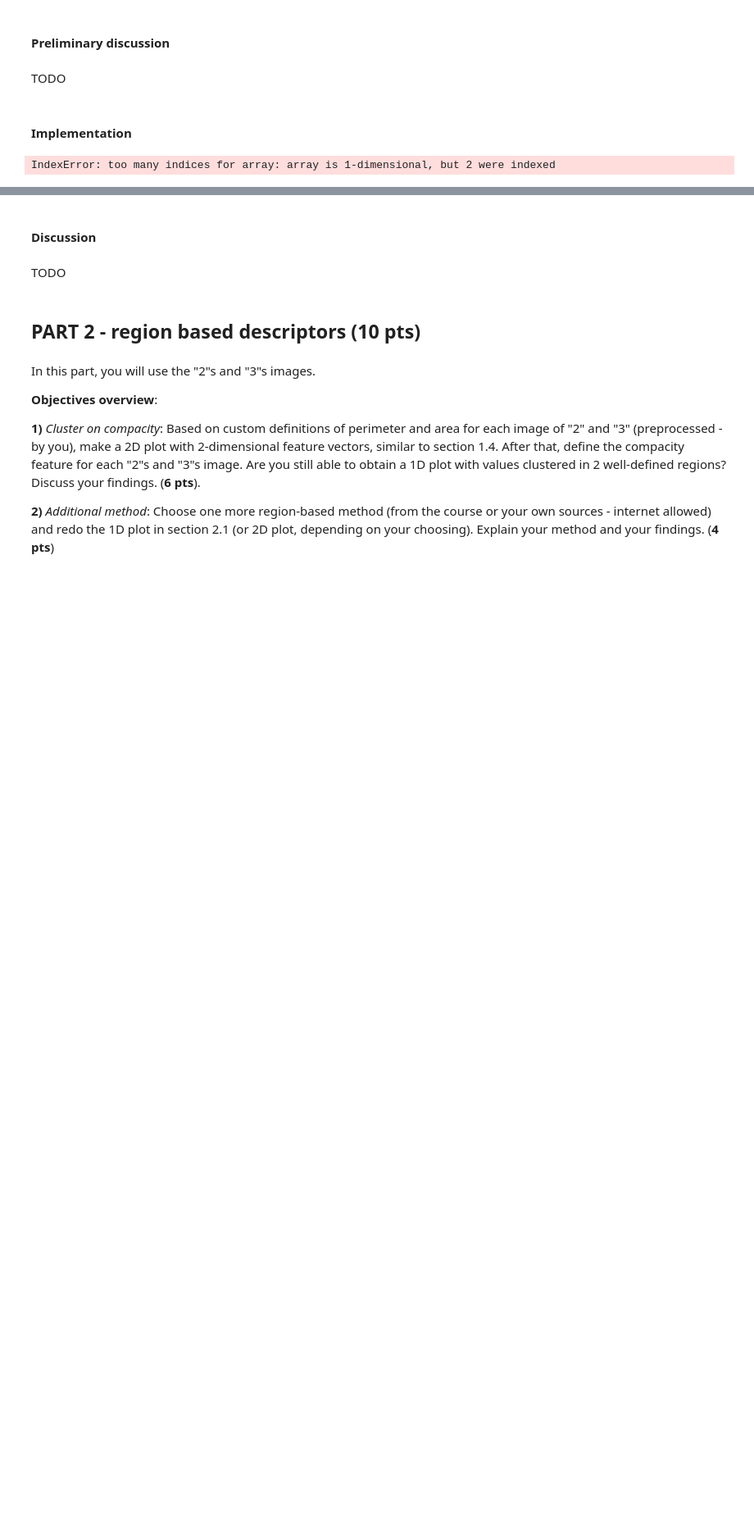
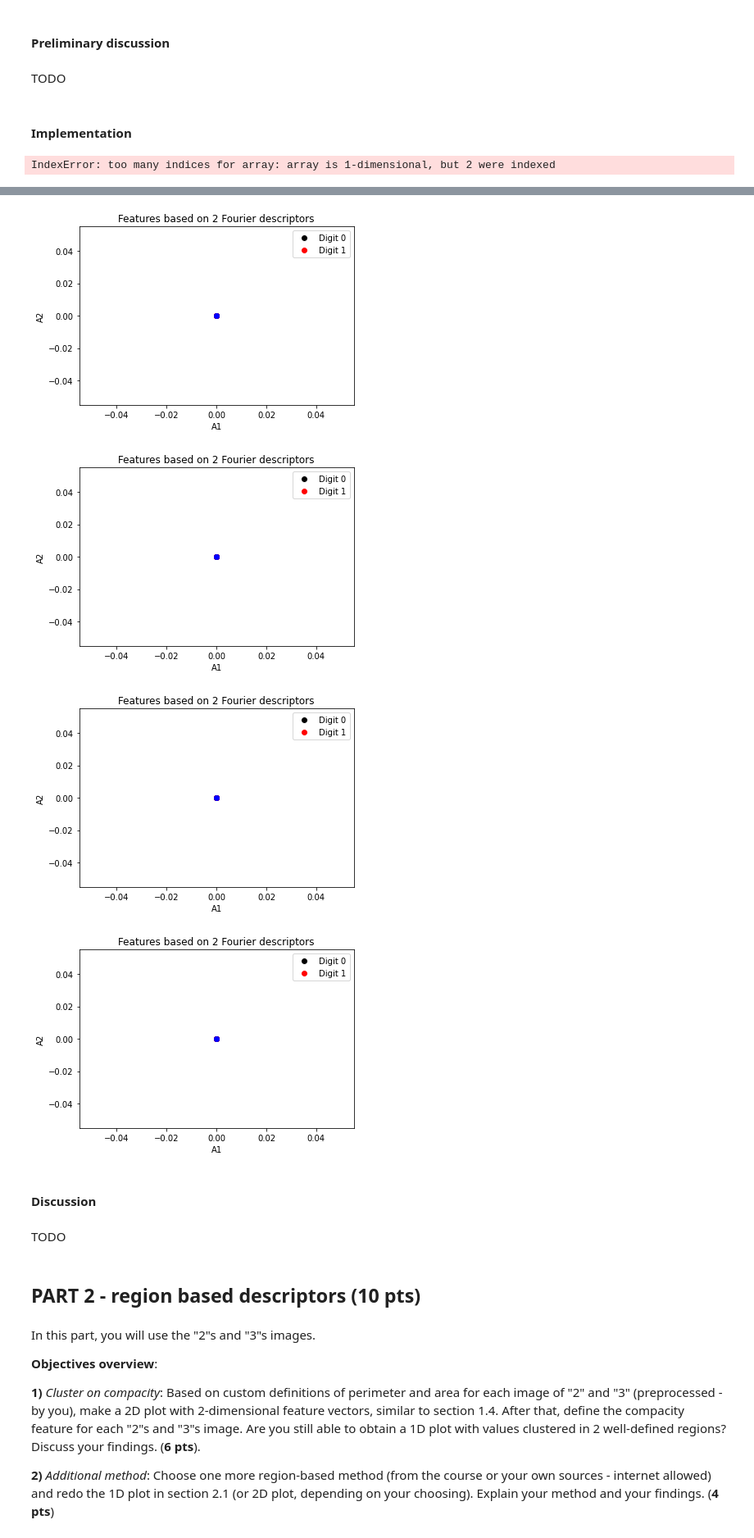
Before and after one commit to rinoago/iapr, a Jupyter notebook: labs/lab_02_object_description.ipynb, the cells around one changed output, grey strips where cells are left out. Shown at 82% size. Drawn from its saved outputs; the diff is of its cells as text; code cells hidden in the pictures; blank space fills up the shorter version.

```diff
--- a/labs/lab_02_object_description.ipynb
+++ b/labs/lab_02_object_description.ipynb
@@ -573,3 +583,13 @@ IndexError: too many indices for array: array is 1-dimensional, but 2 were index
+# %%
+plotFourier(rotated_images_zeros, rotated_images_ones)
+plotFourier(translated_images_zeros, translated_images_zeros)
+plotFourier(scaled_images_zeros, scaled_images_ones)
+plotFourier(transformed_images_zeros, transformed_images_zeros)
+# %% [output]
+[figure, added]
+[figure, added]
+[figure, added]
+[figure, added]
 # %% [markdown]
 #### Discussion
 # %% [markdown]
```
Also changed, not shown: parts of 10 cells of this notebook.
